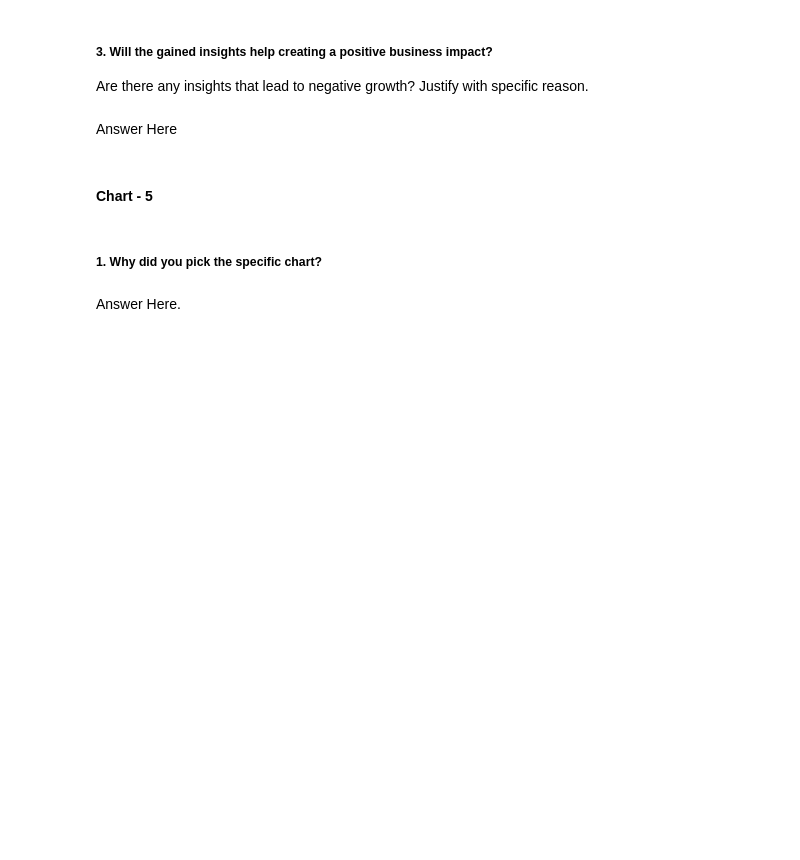
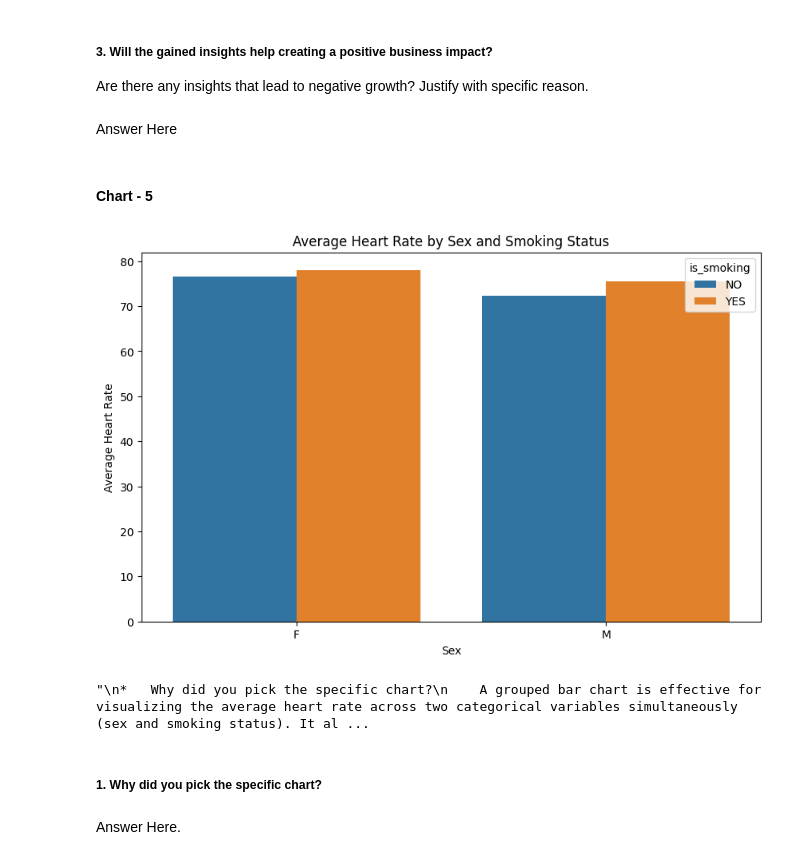
Before and after one commit to akshat-diwan/Classification_Project, a Jupyter notebook: Cardiovascular_Risk_Prediction.ipynb, the cells around one changed output. Saved outputs shown, nothing was run; the diff lists cells and outputs as text; code cells hidden in the pictures; blank space fills up the shorter version.

```diff
--- a/Cardiovascular_Risk_Prediction.ipynb
+++ b/Cardiovascular_Risk_Prediction.ipynb
@@ -497,3 +495,32 @@ Answer Here
+# %%
+# prompt: visualise avg heartrate for each sex and smoking yes or no
+
+import matplotlib.pyplot as plt
+# Chart visualization code
+heartrate_analysis = df.groupby(['sex', 'is_smoking'])['heartRate'].mean().reset_index()
+
+plt.figure(figsize=(10, 6))
+sns.barplot(x='sex', y='heartRate', hue='is_smoking', data=heartrate_analysis)
+plt.title('Average Heart Rate by Sex and Smoking Status')
+plt.xlabel('Sex')
+plt.ylabel('Average Heart Rate')
+plt.show()
+'''
+*   Why did you pick the specific chart?
+    A grouped bar chart is effective for visualizing the average heart rate across two categorical variables simultaneously (sex and smoking status). It allows for a direct comparison of average heart rates between males and females, and within each gender, how smoking affects the average heart rate.
+
+*   What is/are the insight(s) found from the chart?
+    The chart shows the average heart rate for each combination of sex (Male/Female) and smoking status (Yes/No). We can observe if there are differences in average heart rate between genders and if smoking is associated with higher or lower average heart rates within each gender.
+
+*   Will the gained insights help creating a positive business impact?
+    Understanding how heart rate varies by sex and smoking status can be valuable for risk assessment and developing targeted health recommendations. If smoking is shown to significantly impact heart rate, it reinforces the negative health consequences of smoking and supports interventions aimed at smoking cessation to improve cardiovascular health.
+
+* Are there any insights that lead to negative growth? Justify with specific reason.
+    This visualization highlights potential differences in average heart rate based on demographic factors and smoking behavior. If smoking is associated with higher average heart rates, it points to a risk factor for cardiovascular issues. This insight doesn't lead to negative growth directly but identifies a behavior (smoking) that can contribute to negative health outcomes and healthcare costs.
+'''
+# %% [output]
+[figure, added]
+"\n*   Why did you pick the specific chart?\n    A grouped bar chart is effective for visualizing the average heart rate across two categorical variables simultaneously (sex and smoking status). It al ...
 # %% [markdown]
 ##### 1. Why did you pick the specific chart?
 # %% [markdown]
```
Also changed, not shown: parts of 38 cells of this notebook.
